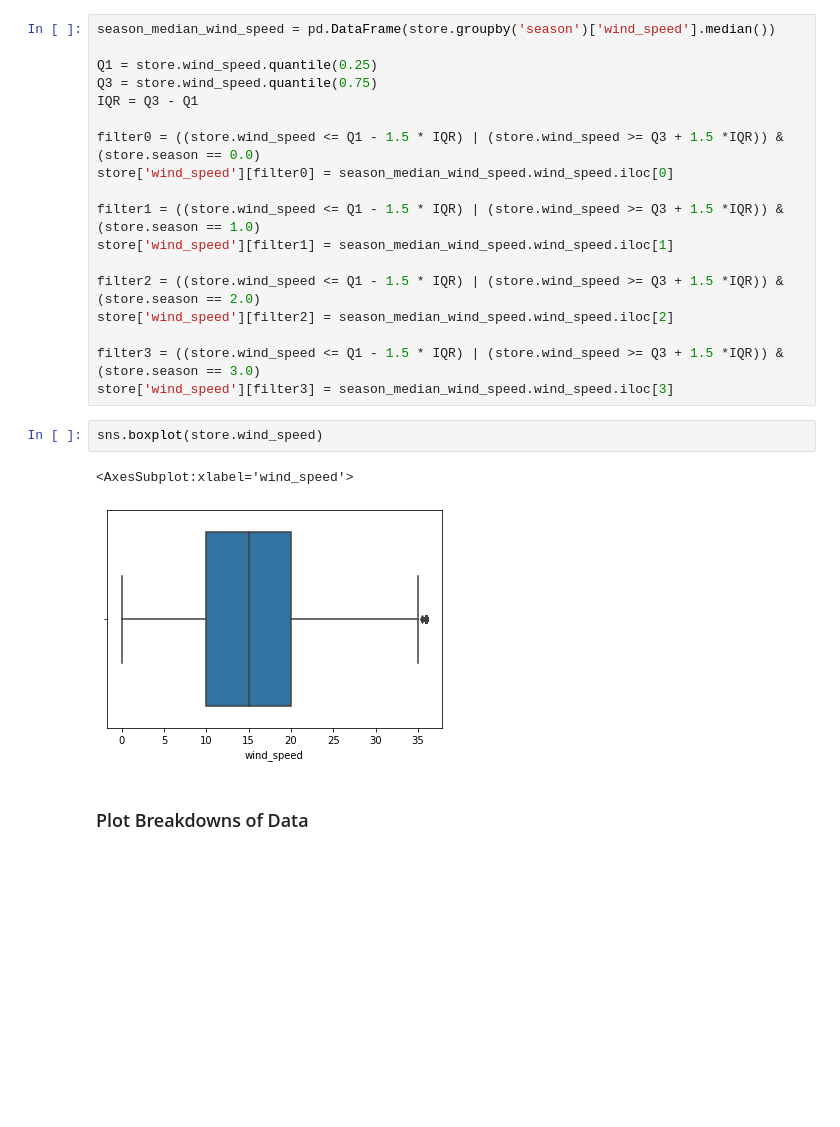
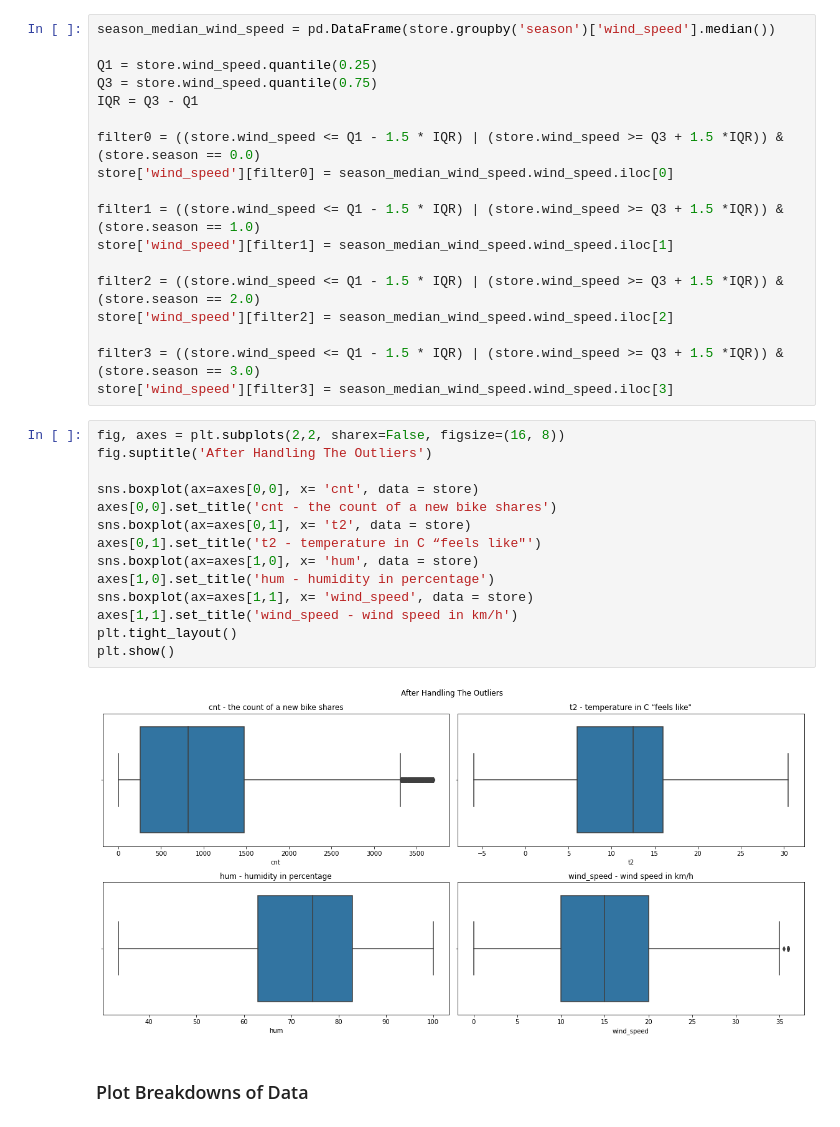
Before and after one commit to ozkanyildirim/Capstone_Projects, a Jupyter notebook: 12_Demand_Prediction_RNN_LSTM/Demand_Prediction_RNN_LSTM.ipynb, the cells around one changed output. Drawn from its saved outputs; the diff is of its cells as text; blank space fills up the shorter version.

Commit message:
The data is cleaned and feature engineering is performed.

```diff
--- a/12_Demand_Prediction_RNN_LSTM/Demand_Prediction_RNN_LSTM.ipynb
+++ b/12_Demand_Prediction_RNN_LSTM/Demand_Prediction_RNN_LSTM.ipynb
@@ -712,10 +695,21 @@ store['wind_speed'][filter2] = season_median_wind_speed.wind_speed.iloc[2]
 
 filter3 = ((store.wind_speed <= Q1 - 1.5 * IQR) | (store.wind_speed >= Q3 + 1.5 *IQR)) & (store.season == 3.0)
 store['wind_speed'][filter3] = season_median_wind_speed.wind_speed.iloc[3]
-# %%
-sns.boxplot(store.wind_speed)
-# %% [output]
-<AxesSubplot:xlabel='wind_speed'>
-[figure, removed]
+# %%
+fig, axes = plt.subplots(2,2, sharex=False, figsize=(16, 8))
+fig.suptitle('After Handling The Outliers')
+
+sns.boxplot(ax=axes[0,0], x= 'cnt', data = store)
+axes[0,0].set_title('cnt - the count of a new bike shares')
+sns.boxplot(ax=axes[0,1], x= 't2', data = store)
+axes[0,1].set_title('t2 - temperature in C “feels like"')
+sns.boxplot(ax=axes[1,0], x= 'hum', data = store)
+axes[1,0].set_title('hum - humidity in percentage')
+sns.boxplot(ax=axes[1,1], x= 'wind_speed', data = store)
+axes[1,1].set_title('wind_speed - wind speed in km/h')
+plt.tight_layout()
+plt.show()
+# %% [output]
+[figure, added]
 # %% [markdown]
 ### Plot Breakdowns of Data
```
Also changed, not shown: parts of 35 cells of this notebook.
